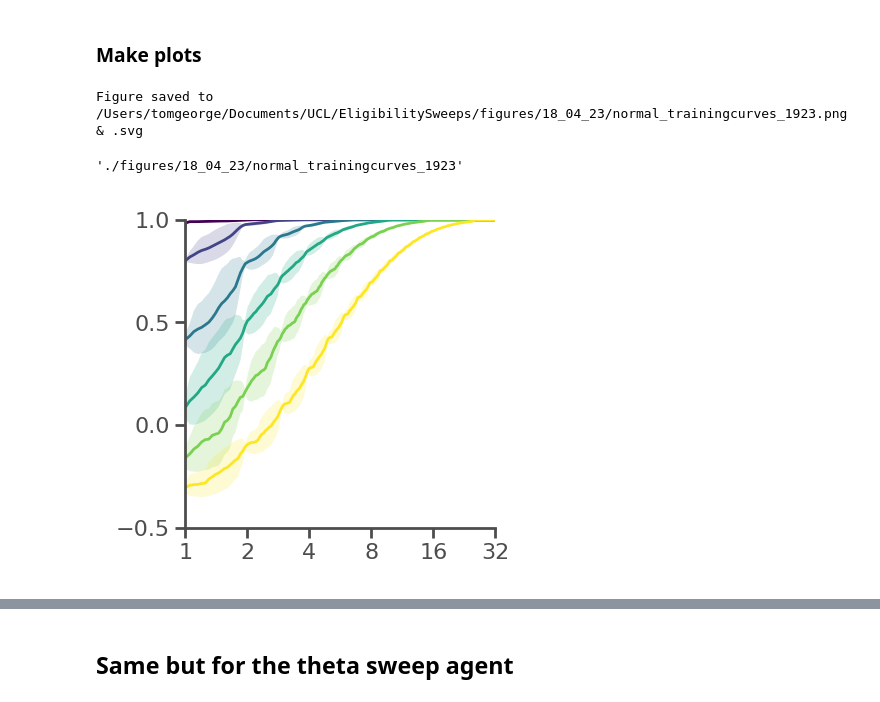
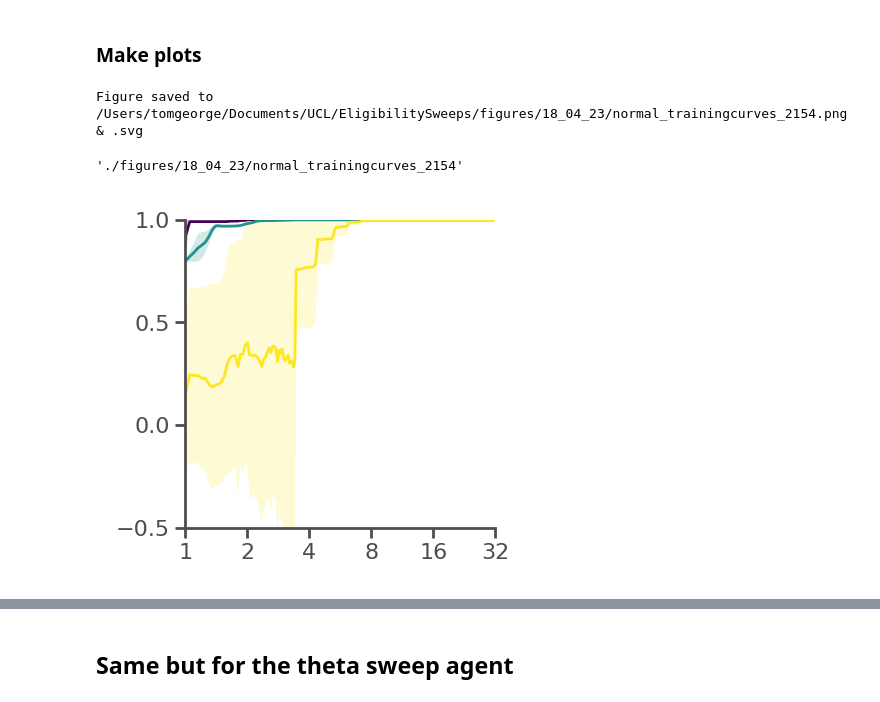
Before and after one commit to TomGeorge1234/ThetaSequencesAreEligibilityTraces, a Jupyter notebook: EligibilitySequences.ipynb, the cells around one changed output, grey strips where cells are left out. Drawn from its saved outputs; the diff is of its cells as text; code cells hidden in the pictures.

```diff
--- a/EligibilitySequences.ipynb
+++ b/EligibilitySequences.ipynb
@@ -79,38 +87,32 @@ params = [
     ('4',4,0.4),
     ('2',2,0.5),
     ('1',1,0.6),
-    ('1_2',1/2,0.8),
-    ('1_4',1/4,1.1),
-    ('1_8',1/8,1.3), ]
+    # ('1_2',1/2,0.8),
+    # ('1_4',1/4,1.1),
+    # ('1_8',1/8,1. 3),
+]
+
+N_repeats = 3 # 50 in paper
+for (name,tau,eta) in params:
+    constants['eta'] = eta
+    results, (Env, Ag, Features, Reward, Value) = run_simulation(N_repeats=N_repeats, tau_e=tau, max_laps=32, agent_type='normal', **constants)
+    if not os.path.isdir("./results/"):
+        os.mkdir("./results/")
+    pickle_and_save(results,f"taue_"+name)
-# %%
-#name, tau eta
-params = [
-    ('4',4,0.4),
-    ('2',2,0.5),
-    ('1',1,0.6),
-    ('1_2',1/2,0.8),
-    ('1_4',1/4,1.1),
-    ('1_8',1/8,1.3),
-]
-
-N_repeats = 3 # 50 in paper
-for (name,tau,eta) in params:
-    constants['eta'] = eta
-    results, (Env, Ag, Features, Reward, Value) = run_simulation(N_repeats=N_repeats, tau_e=tau, max_laps=32, agent_type='normal', **constants)
-    pickle_and_save(results,f"taue_"+name)
 # %% [markdown]
 ### Make plots
 # %%
 fig, ax = None, None
 for (i,(name, tau, _)) in enumerate(params):
     color = cmap(i/(len(params)-1))
-    results = load_and_depickle("taue_"+name,directory="./results/final_results/learning_curves/")
+    # results = load_and_depickle("taue_"+name,directory="./results/final_results/learning_curves/") #paper results
+    results = load_and_depickle("taue_"+name,directory="./results/")
     fig, ax = plot_r2(results,fig=fig,ax=ax,color=color,label=str(tau),**constants)
 tpl.save_figure(fig,"normal_trainingcurves")
 # %% [output]
-Figure saved to /Users/tomgeorge/Documents/UCL/EligibilitySweeps/figures/18_04_23/normal_trainingcurves_1923.png  & .svg
+Figure saved to /Users/tomgeorge/Documents/UCL/EligibilitySweeps/figures/18_04_23/normal_trainingcurves_2154.png  & .svg
-'./figures/18_04_23/normal_trainingcurves_1923'
+'./figures/18_04_23/normal_trainingcurves_2154'
-[figure, old version]
+[figure, new version]
 # %%
 fig, ax = plt.subplots(1,len(params),figsize=(10,2))
 for (i,(name, tau, _)) in enumerate(params):
```
Also changed, not shown: parts of 6 cells of this notebook, 1 other file.
